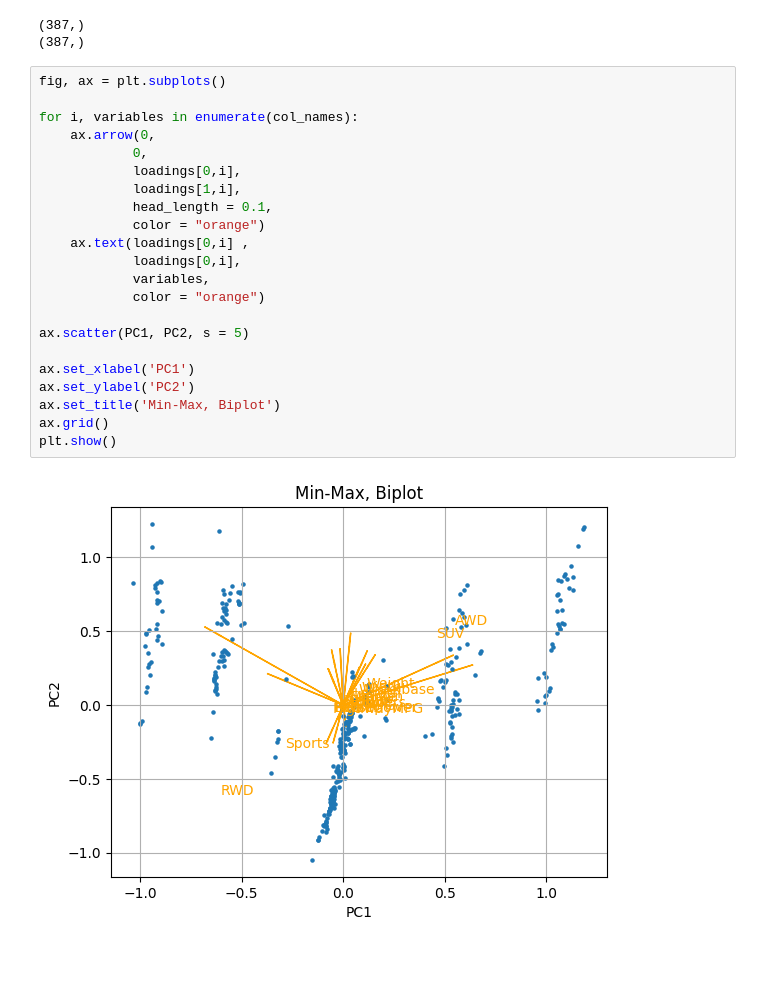
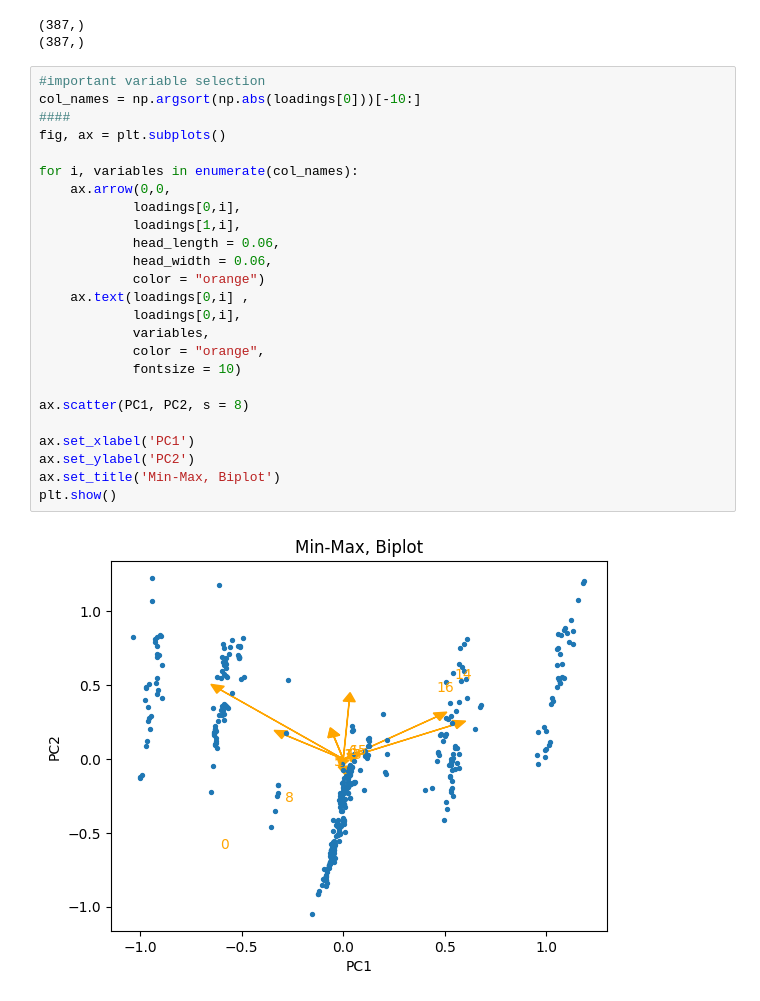
Before and after one commit to GMartinez02/Big-Data---43C8-Fall-2024, a Jupyter notebook: Homework1_PCA_&_nSVA_with_Vehicle_data.ipynb, the cells around one changed output. Cells and saved outputs as stored; diff of their text form; blank space fills up the shorter version.

Commit message:
Attempting to make the biplot more legible by removing variables that contribute the least to the principal components. Also, trying to  make a function to produce biplots

```diff
--- a/Homework1_PCA_&_nSVA_with_Vehicle_data.ipynb
+++ b/Homework1_PCA_&_nSVA_with_Vehicle_data.ipynb
@@ -97,26 +132,29 @@ print(PC2.shape)
 (387,)
 (387,)
 # %%
+#important variable selection
+col_names = np.argsort(np.abs(loadings[0]))[-10:]
+####
 fig, ax = plt.subplots()
 
 for i, variables in enumerate(col_names):
-    ax.arrow(0,
-            0,
+    ax.arrow(0,0,
             loadings[0,i],
             loadings[1,i],
-            head_length = 0.1,
+            head_length = 0.06,
+            head_width = 0.06,
             color = "orange")
     ax.text(loadings[0,i] ,
             loadings[0,i],
             variables,
-            color = "orange")
+            color = "orange",
+            fontsize = 10)
 
-ax.scatter(PC1, PC2, s = 5)
+ax.scatter(PC1, PC2, s = 8)
 
 ax.set_xlabel('PC1')
 ax.set_ylabel('PC2')
 ax.set_title('Min-Max, Biplot')
-ax.grid()
 plt.show()
 # %% [output]
-[figure, old version]
+[figure, new version]
```
Also changed, not shown: parts of 3 cells of this notebook.
